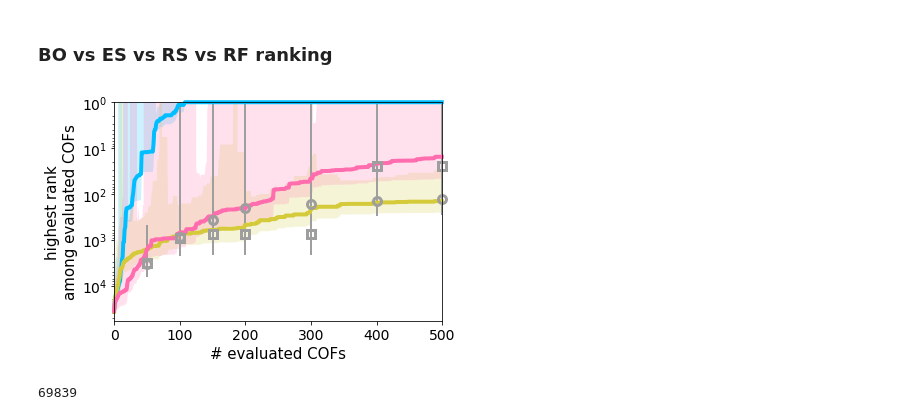
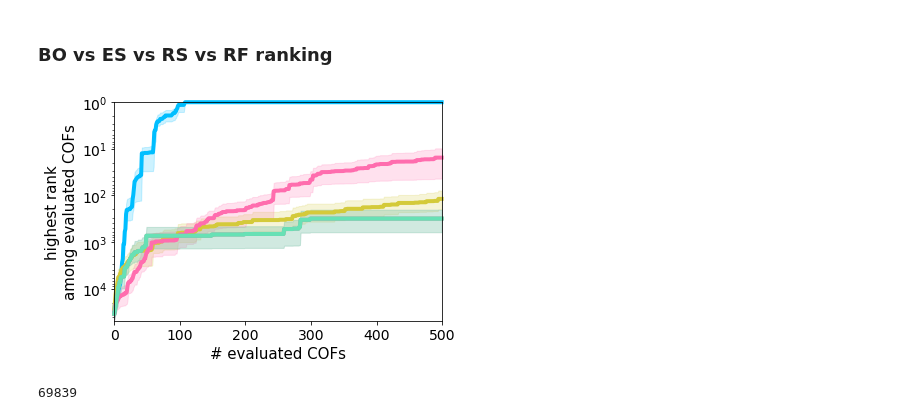
Before and after one commit to aryandeshwal/BO_of_COFs, a Jupyter notebook: COFS_figures.ipynb, the cells around one changed output. Drawn from its saved outputs; the diff is of its cells as text; code cells hidden in the pictures.

Commit message:
Error bars updated for ranking figures

```diff
--- a/COFS_figures.ipynb
+++ b/COFS_figures.ipynb
@@ -119,13 +116,25 @@ def return_best_accumulated_ranking(data):
     for i in range(len(data)):
         best_ranked_data.append(np.minimum.accumulate(np.minimum.accumulate([np.argwhere(x <= outputs)[-1][-1] for x in data[i]]) + 1))
     return np.array(best_ranked_data)
+# %%
+def get_upper_error_bars(data):
+    u = data - np.mean(data, axis=0)
+    u[u < 0] = 0
+    upper_bars = np.std(u, axis=0)
+    return upper_bars
+
+def get_lower_error_bars(data):
+    l = data - np.mean(data, axis=0)
+    l[l > 0] = 0
+    lower_bars = np.std(-l, axis=0)
+    return lower_bars
 # %%
 bo_data = return_best_accumulated_ranking(torch.load('bo_results.pkl')['outputs_normalized'])
 # exploitation_data = return_best_accumulated_ranking(torch.load('bo_exploitation_results.pkl')['outputs_normalized'])
 # exploration_data = return_best_accumulated_ranking(torch.load('bo_exploration_results.pkl')['outputs_normalized'])
 es_data = return_best_accumulated_ranking(torch.load('es_results.pkl')['outputs_normalized'])
-rf_data = return_best_accumulated_ranking(torch.load('rf_results.pkl')['outputs_normalized'])
-diverse_rf_data = return_best_accumulated_ranking(torch.load('diverse_rf_results.pkl')['outputs_normalized'])
+rf_data = return_best_accumulated_ranking(torch.load('rf_single_acq_results.pkl')['outputs_normalized'])
+diverse_rf_data = return_best_accumulated_ranking(torch.load('rf_single_acq_results.pkl')['outputs_normalized'])
 
 
 # Random Search
@@ -142,45 +151,56 @@ rs_data = return_best_accumulated_ranking(rs_data)
 # %%
 # TODO: the error bars are not symmetric: see how the shaded region bleeds past 1.0? I think this is because the error bars are treated as symmetric but they are not.
 plt.plot(list(range(500)), np.mean(bo_data, axis=0), label='BO', lw=4, clip_on=False, color=search_to_color['BO'])
-plt.fill_between(list(range(500)), np.mean(bo_data, axis=0) - np.std(bo_data, axis=0),
-                                   np.mean(bo_data, axis=0) + np.std(bo_data, axis=0),
+plt.fill_between(list(range(500)), np.mean(bo_data, axis=0) - get_lower_error_bars(bo_data),
+                                   np.mean(bo_data, axis=0) + get_upper_error_bars(bo_data),
                  alpha=0.2, color=search_to_color['BO'], ec="None")
 # plt.plot(list(range(500)), np.mean(exploitation_data, axis=0), label='BO (Exploitation)')
 # plt.fill_between(list(range(500)), np.mean(exploitation_data, axis=0) -  np.std(exploitation_data, axis=0), np.mean(exploitation_data, axis=0) + np.std(exploitation_data, axis=0), alpha=0.5)
 # plt.plot(list(range(500)), np.mean(exploration_data, axis=0), label='BO (Exploration)')
 # plt.fill_between(list(range(500)), np.mean(exploration_data, axis=0) - np.std(exploration_data, axis=0), np.mean(exploration_data, axis=0) + np.std(exploration_data, axis=0), alpha=0.5)
 
 plt.plot(list(range(500)), np.mean(rs_data, axis=0), label='random search', lw=4, clip_on=False, color=search_to_color['random'])
-plt.fill_between(list(range(500)), np.mean(rs_data, axis=0) - np.std(rs_data, axis=0),
-                                   np.mean(rs_data, axis=0) + np.std(rs_data, axis=0),
+plt.fill_between(list(range(500)), np.mean(rs_data, axis=0) - get_lower_error_bars(rs_data), #np.std(rs_data, axis=0),
+                                   np.mean(rs_data, axis=0) + get_upper_error_bars(rs_data), #np.std(rs_data, axis=0),
                  alpha=0.2, color=search_to_color['random'], ec="None")
 
 plt.plot(list(range(500)), np.mean(es_data, axis=0), label='evolutionary search', lw=4, clip_on=False, color=search_to_color['evolutionary'])
-plt.fill_between(list(range(500)), np.mean(es_data, axis=0) - np.std(es_data, axis=0),
-                                   np.mean(es_data, axis=0) + np.std(es_data, axis=0),
+plt.fill_between(list(range(500)), np.mean(es_data, axis=0) - get_lower_error_bars(es_data), #np.std(es_data, axis=0),
+                                   np.mean(es_data, axis=0) + get_upper_error_bars(es_data), #np.std(es_data, axis=0),
                  alpha=0.2, color=cool_colors[2], ec="None")
 
-plt.errorbar([50, 100, 150, 200, 300, 400, 500], np.mean(rf_data, axis=0), np.std(rf_data, axis=0),
-             fmt='o', label='random forest', clip_on=False, color=search_to_color['RF'], ms=8, markerfacecolor="None", lw=2, markeredgewidth=3)
-plt.errorbar([50, 100, 150, 200, 300, 400, 500], np.mean(diverse_rf_data, axis=0),  np.std(diverse_rf_data, axis=0),
-             fmt='s', label='random forest\n(diverse train set)', clip_on=False, color=search_to_color['RF'], ms=8, markerfacecolor="None", lw=2, markeredgewidth=3)
+#plt.errorbar([50, 100, 150, 200, 300, 400, 500], np.mean(rf_data, axis=0), np.std(rf_data, axis=0),
+#             fmt='o', label='random forest', clip_on=False, color=search_to_color['RF'], ms=8, markerfacecolor="None", lw=2, markeredgewidth=3)
+#plt.errorbar([50, 100, 150, 200, 300, 400, 500], np.mean(diverse_rf_data, axis=0),  np.std(diverse_rf_data, axis=0),
+#             fmt='s', label='random forest\n(diverse train set)', clip_on=False, color=search_to_color['RF'], ms=8, markerfacecolor="None", lw=2, markeredgewidth=3)
+
+plt.plot(list(range(500)),  np.mean(rf_data, axis=0), label='random forest', color=search_to_color['RF'], lw=4, clip_on=False)
+plt.fill_between(list(range(500)), np.mean(rf_data, axis=0) - get_lower_error_bars(rf_data),  #np.std(rf_data, axis=0),
+                                   np.mean(rf_data, axis=0) + get_upper_error_bars(rf_data), #np.std(rf_data, axis=0),
+                 alpha=0.2, ec="None", color=search_to_color['RF'])
+
+plt.plot(list(range(500)),  np.mean(diverse_rf_data, axis=0), label='random forest\n(diverse train set)', color=cool_colors[3], lw=4, clip_on=False)
+plt.fill_between(list(range(500)), np.mean(diverse_rf_data, axis=0) - get_lower_error_bars(diverse_rf_data),  #np.std(diverse_rf_data, axis=0),
+                                   np.mean(diverse_rf_data, axis=0) + get_upper_error_bars(diverse_rf_data), #np.std(diverse_rf_data, axis=0),
+                 alpha=0.2, ec="None", color=cool_colors[3])
+
 
 
 plt.xlabel('# evaluated COFs', fontsize=15)
 plt.ylabel('highest rank\namong evaluated COFs', fontsize=15)
 plt.xlim([0, 500])
 plt.ylim(ymin=1)
 # plt.legend(fontsize=1/4)
 # plt.axhline(y=0) # to see the band bleed into negative zone.
 plt.yticks(fontsize=14)
 plt.xticks(fontsize=14)
 plt.yscale("log")
 plt.gca().invert_yaxis()
 plt.tight_layout()
 # plt.legend(bbox_to_anchor=(1.05, 1), loc='upper left', borderaxespad=0., fontsize=15)
 plt.savefig("search_efficiency_rank.pdf")#, bbox_inches="tight")
 # %% [output]
-[figure, old version]
+[figure, new version]
 # %%
 n_total = len(inputs_low_dim_pca[:, 0])
 n_total
```
Also changed, not shown: parts of 1 cell of this notebook.
